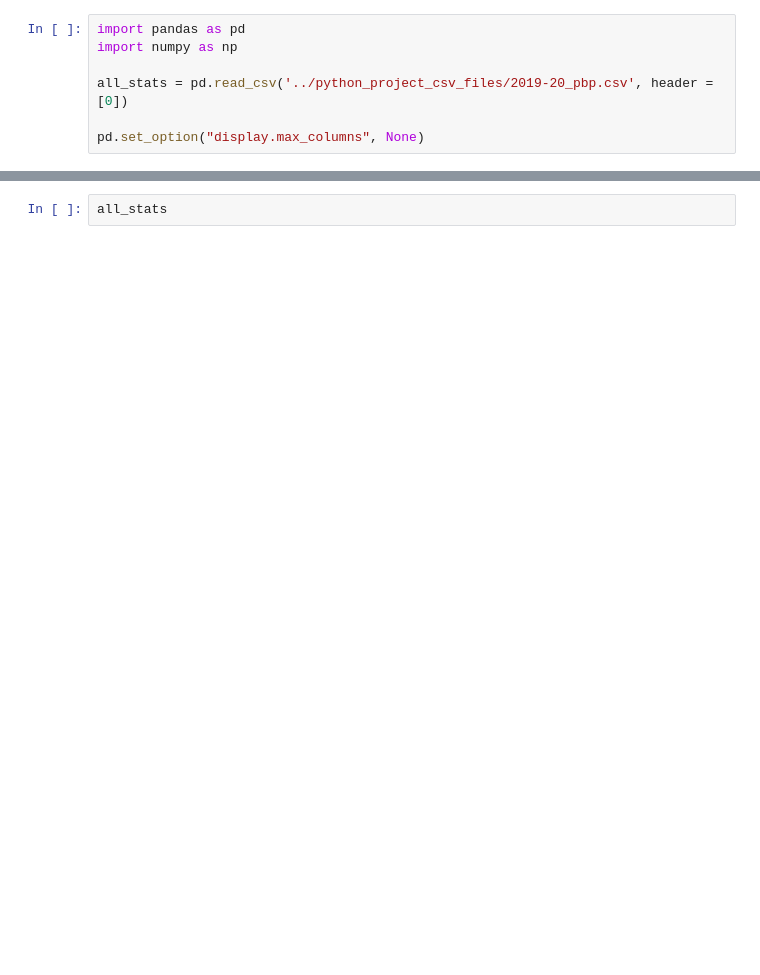
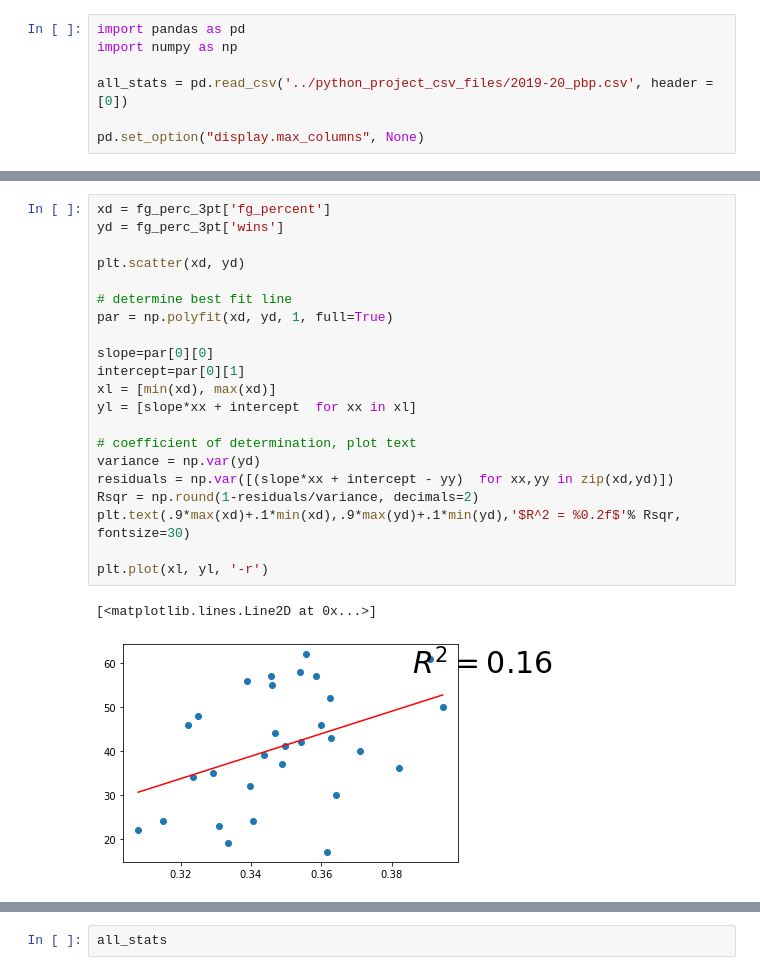
Before and after one commit to rsandbe1/python_project, a Jupyter notebook: project.ipynb, the cells around one changed output, grey strips where cells are left out. Cells and saved outputs as stored; diff of their text form; blank space fills up the shorter version.

Commit message:
team statistics fg percent correlations

```diff
--- a/project.ipynb
+++ b/project.ipynb
@@ -92,0 +68,24 @@ Length: 87, dtype: float64
+# %%
+xd = fg_perc_3pt['fg_percent']
+yd = fg_perc_3pt['wins']
+
+plt.scatter(xd, yd)
+
+# determine best fit line
+par = np.polyfit(xd, yd, 1, full=True)
+
+slope=par[0][0]
+intercept=par[0][1]
+xl = [min(xd), max(xd)]
+yl = [slope*xx + intercept  for xx in xl]
+
+# coefficient of determination, plot text
+variance = np.var(yd)
+residuals = np.var([(slope*xx + intercept - yy)  for xx,yy in zip(xd,yd)])
+Rsqr = np.round(1-residuals/variance, decimals=2)
+plt.text(.9*max(xd)+.1*min(xd),.9*max(yd)+.1*min(yd),'$R^2 = %0.2f$'% Rsqr, fontsize=30)
+
+plt.plot(xl, yl, '-r')
+# %% [output]
+[<matplotlib.lines.Line2D at 0x...>]
+[figure, added]
```
Also changed, not shown: parts of 12 cells of this notebook, 2 other files.
